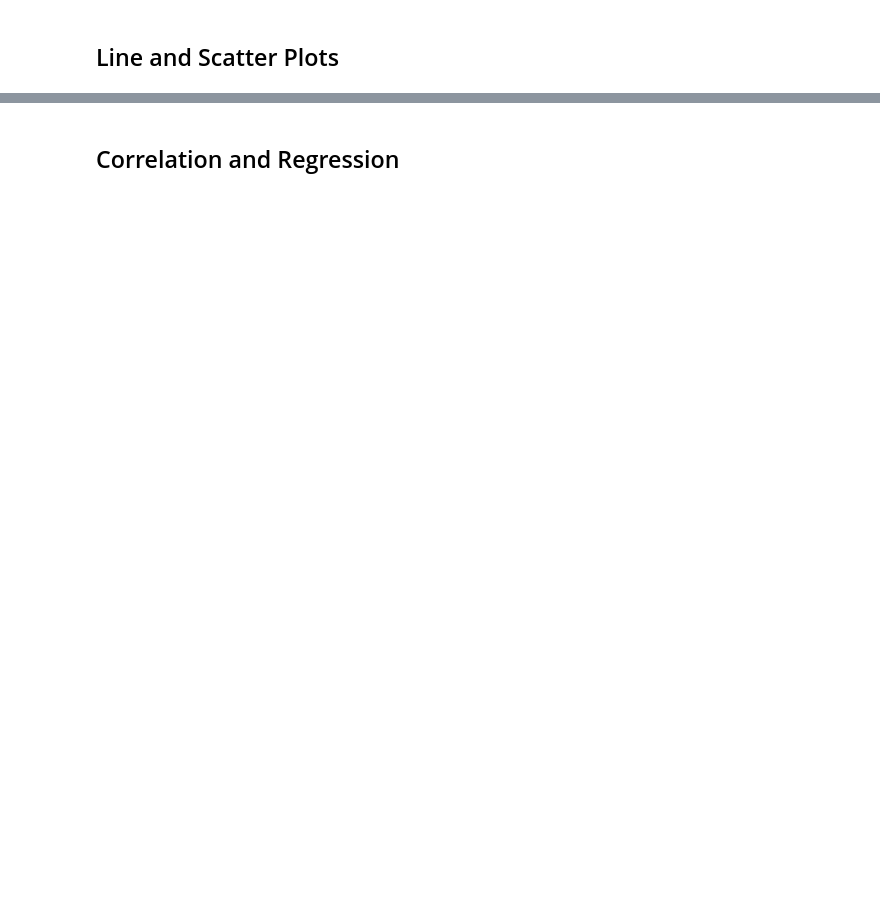
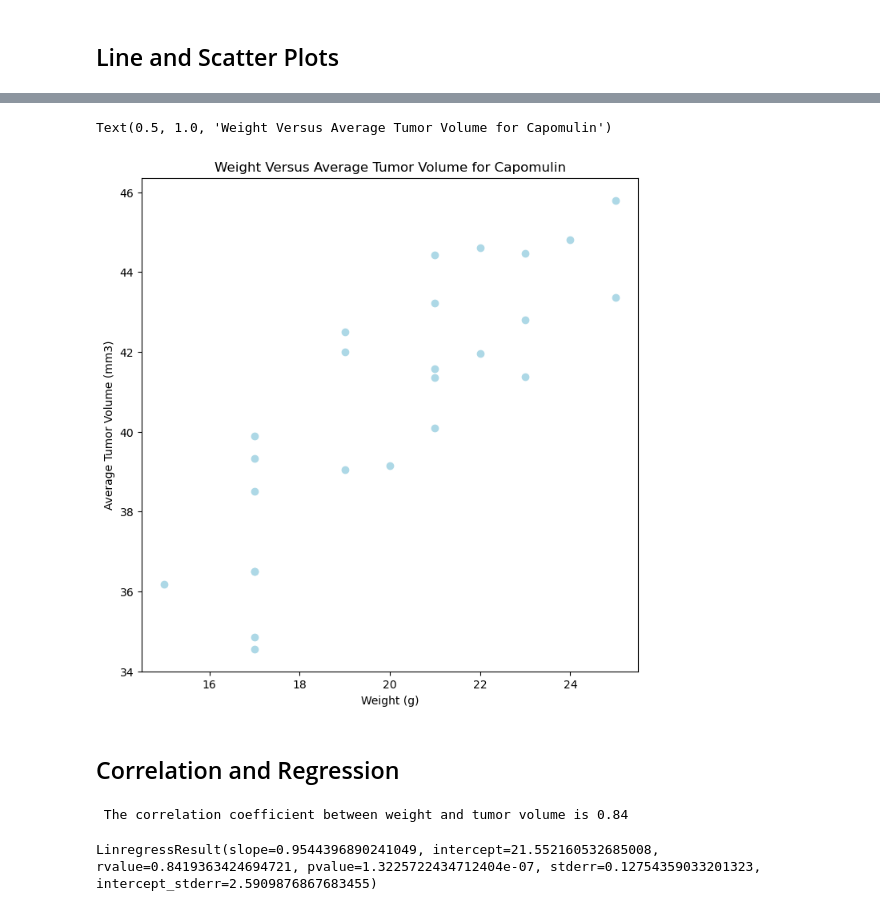
Before and after one commit to rsamma1606/Pymaceuticals, a Jupyter notebook: pymaceuticals_starter.ipynb, the cells around one changed output, grey strips where cells are left out. Drawn from its saved outputs; the diff is of its cells as text; code cells hidden in the pictures; blank space fills up the shorter version.

```diff
--- a/pymaceuticals_starter.ipynb
+++ b/pymaceuticals_starter.ipynb
@@ -255,5 +294,34 @@ Text(0.5, 1.0, 'Gender Distribution')
+# %%
+# Generate a scatter plot of average tumor volume vs. mouse weight for the Capomulin regimen
+scatter_plot = merged_data.loc[(merged_data["Drug Regimen"] == "Capomulin")]
+scatter_plot
+
+scatter_plot_df = scatter_plot.groupby(["Mouse ID"]).mean()
+scatter_plot_df
+
+# set x and y value
+weight_scatter_plot = scatter_plot_df["Weight (g)"]
+volume_scatter_plot = scatter_plot_df["Tumor Volume (mm3)"]
+
+# Plot the graph
+plt.scatter(weight_scatter_plot, volume_scatter_plot, color = "lightblue")
+plt.xlabel("Weight (g)")
+plt.ylabel("Average Tumor Volume (mm3)")
+plt.title("Weight Versus Average Tumor Volume for Capomulin")
+# %% [output]
+Text(0.5, 1.0, 'Weight Versus Average Tumor Volume for Capomulin')
+[figure, added]
 # %% [markdown]
 ## Correlation and Regression
 # %%
 # Calculate the correlation coefficient and linear regression model
 # for mouse weight and average tumor volume for the Capomulin regimen
+print(f' The correlation coefficient between weight and tumor volume is {round(st.pearsonr(weight_scatter_plot, volume_scatter_plot)[0],2)}')
+# %% [output]
+ The correlation coefficient between weight and tumor volume is 0.84
+# %%
+# Linear regression model
+linear_representation = st.linregress(scatter_plot_df['Weight (g)'], scatter_plot_df['Tumor Volume (mm3)'])
+linear_representation
+# %% [output]
+LinregressResult(slope=0.9544396890241049, intercept=21.552160532685008, rvalue=0.8419363424694721, pvalue=1.3225722434712404e-07, stderr=0.12754359033201323, intercept_stderr=2.5909876867683455)
```
Also changed, not shown: parts of 8 cells of this notebook.
